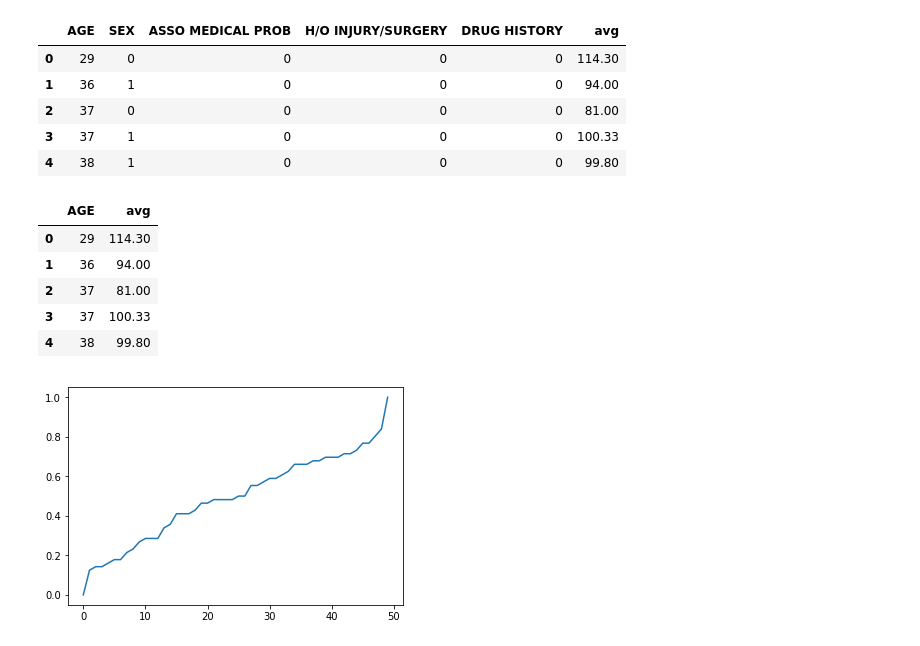
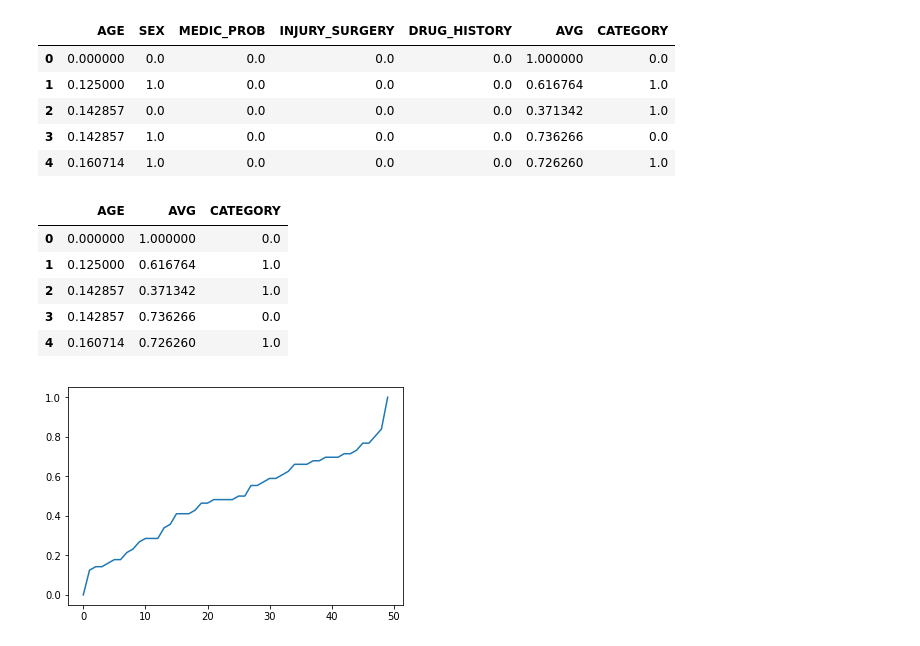
Before and after one commit to AkashGutha/Predicting-Osteporosis, a Jupyter notebook: Only frequency regression.ipynb, the cells around one changed output. Cells and saved outputs as stored; diff of their text form; code cells hidden in the pictures.

```diff
--- a/Only frequency regression.ipynb
+++ b/Only frequency regression.ipynb
@@ -4,27 +4,27 @@ from sklearn import linear_model
 import pandas as pd
 # %%
 # get the pre-processed data.
-with open('data_processed', 'rb') as f:
+with open('data_processed_scaled.pickle', 'rb') as f:
     data = pickle.load(f)
 data.head()
 # %% [output]
-|  | AGE | SEX | ASSO MEDICAL PROB | H/O INJURY/SURGERY | DRUG HISTORY | avg |
-| 0 | 29 | 0 | 0 | 0 | 0 | 114.30 |
-| 1 | 36 | 1 | 0 | 0 | 0 | 94.00 |
-| 2 | 37 | 0 | 0 | 0 | 0 | 81.00 |
-| 3 | 37 | 1 | 0 | 0 | 0 | 100.33 |
-| 4 | 38 | 1 | 0 | 0 | 0 | 99.80 |
+|  | AGE | SEX | MEDIC_PROB | INJURY_SURGERY | DRUG_HISTORY | AVG | CATEGORY |
+| 0 | 0.000000 | 0.0 | 0.0 | 0.0 | 0.0 | 1.000000 | 0.0 |
+| 1 | 0.125000 | 1.0 | 0.0 | 0.0 | 0.0 | 0.616764 | 1.0 |
+| 2 | 0.142857 | 0.0 | 0.0 | 0.0 | 0.0 | 0.371342 | 1.0 |
+| 3 | 0.142857 | 1.0 | 0.0 | 0.0 | 0.0 | 0.736266 | 0.0 |
+| 4 | 0.160714 | 1.0 | 0.0 | 0.0 | 0.0 | 0.726260 | 1.0 |
 # %%
 # drop all other columns except age and avg
-data.drop(['SEX', 'ASSO MEDICAL PROB', 'H/O INJURY/SURGERY', 'DRUG HISTORY'], axis=1, inplace=True)
+data.drop(['SEX', 'MEDIC_PROB', 'INJURY_SURGERY', 'DRUG_HISTORY'], axis=1, inplace=True)
 data.head()
 # %% [output]
-|  | AGE | avg |
-| 0 | 29 | 114.30 |
-| 1 | 36 | 94.00 |
-| 2 | 37 | 81.00 |
-| 3 | 37 | 100.33 |
-| 4 | 38 | 99.80 |
+|  | AGE | AVG | CATEGORY |
+| 0 | 0.000000 | 1.000000 | 0.0 |
+| 1 | 0.125000 | 0.616764 | 1.0 |
+| 2 | 0.142857 | 0.371342 | 1.0 |
+| 3 | 0.142857 | 0.736266 | 0.0 |
+| 4 | 0.160714 | 0.726260 | 1.0 |
 # %%
 # divide data into testing and training models
 from sklearn import model_selection
```
Also changed, not shown: parts of 3 cells of this notebook, 4 other files.
